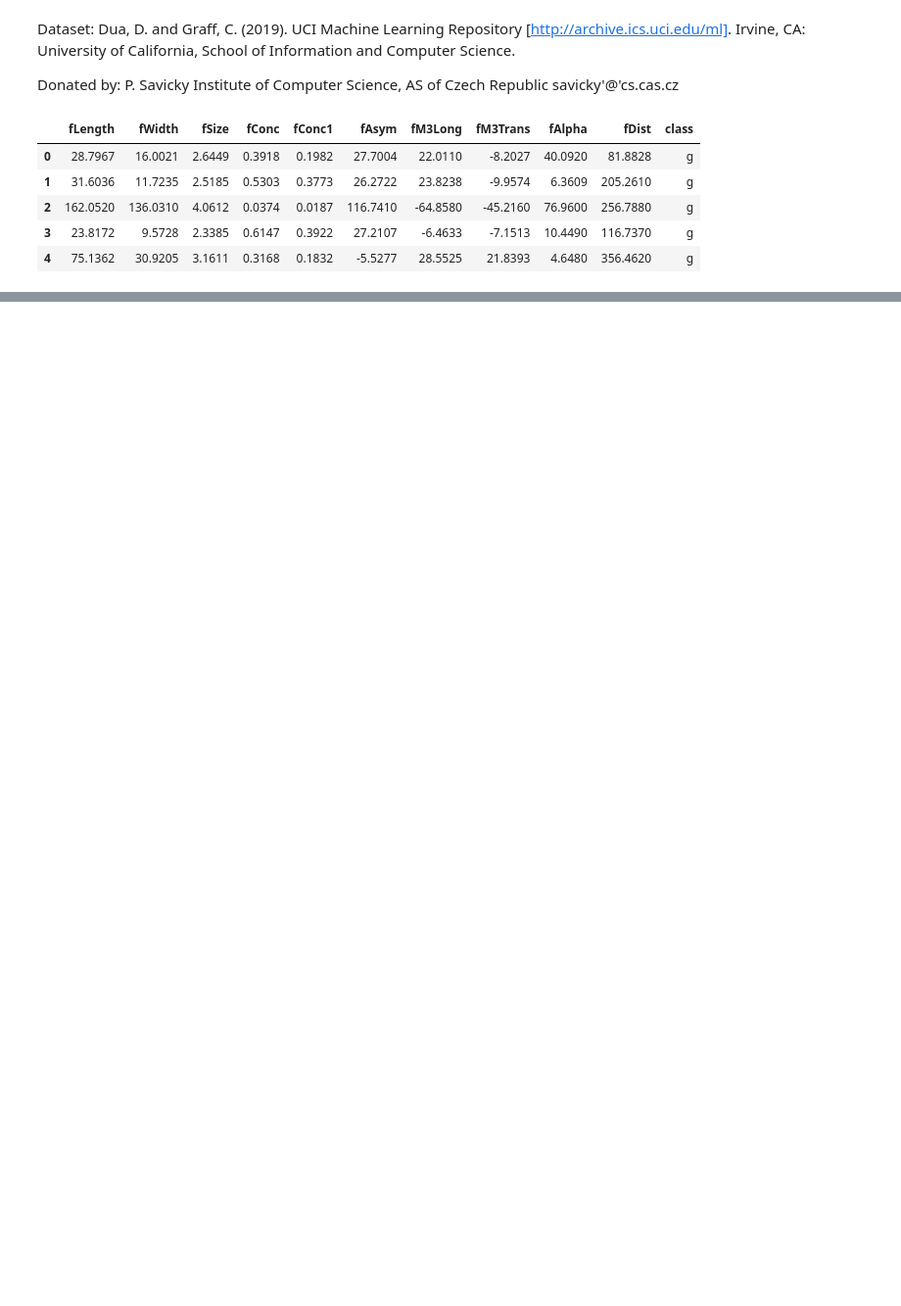
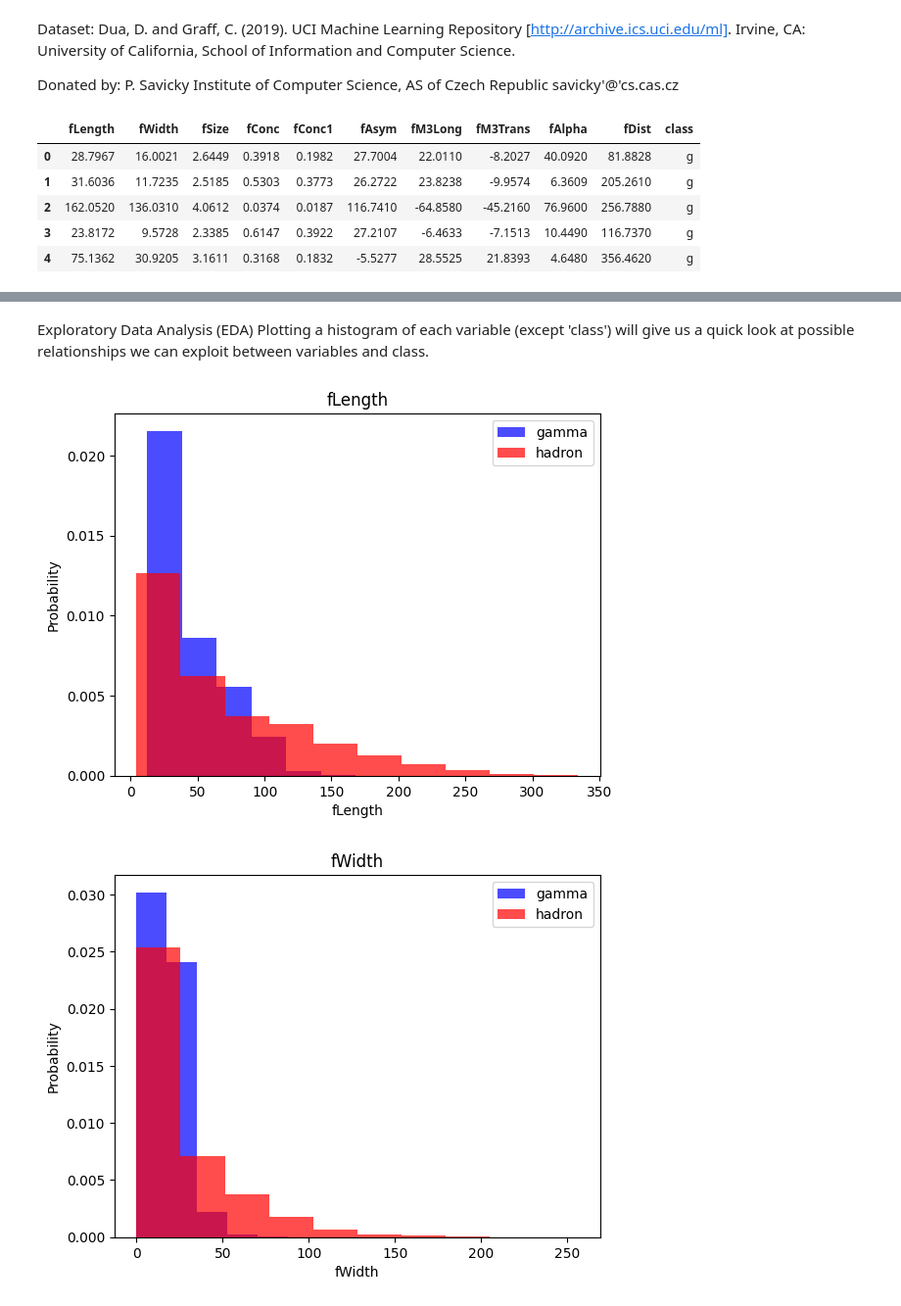
Before and after one commit to jrpembe/JPEM, a Jupyter notebook: JPEM_FreeCodeCamp/Python/FCC-MAGIC-example.ipynb, the cells around one changed output, grey strips where cells are left out. Shown at 98% size. Cells and saved outputs as stored; diff of their text form; code cells hidden in the pictures; blank space fills up the shorter version.

Commit message:
JPEM_16March2024

```diff
--- a/JPEM_FreeCodeCamp/Python/FCC-MAGIC-example.ipynb
+++ b/JPEM_FreeCodeCamp/Python/FCC-MAGIC-example.ipynb
@@ -9,7 +25,7 @@ Dua, D. and Graff, C. (2019). UCI Machine Learning Repository [http://archive.ic
 Donated by: P. Savicky Institute of Computer Science, AS of Czech Republic savicky'@'cs.cas.cz
 # %%
 cols = ["fLength", "fWidth", "fSize", "fConc", "fConc1", "fAsym", "fM3Long", "fM3Trans", "fAlpha", "fDist", "class"]
-df = pd.read_csv("C:\JPEM_Git_Main\JPEM\JPEM_FreeCodeCamp\data\magic04.data", names=cols)
+df = pd.read_csv("C:/JPEM_Git_Main/JPEM/JPEM_FreeCodeCamp/data/magic04.data", names=cols)
 df.head()
 # %% [output]
 |  | fLength | fWidth | fSize | fConc | fConc1 | fAsym | fM3Long | fM3Trans | fAlpha | fDist | class |
@@ -29,0 +72,16 @@ array(['g', 'h'], dtype=object)
+# %% [markdown]
+Exploratory Data Analysis (EDA)
+Plotting a histogram of each variable (except 'class') will give us a quick look at possible relationships we can exploit between variables and class.
+# %%
+# plotting histograms of all gamma and hadron variables (value = 1)
+for label in cols[:-1]:
+    plt.hist(df[df["class"]==1][label], color="blue", label="gamma", alpha=0.7, density=True)
+    plt.hist(df[df["class"]==0][label], color="red", label="hadron", alpha=0.7, density=True)
+    plt.title(label)
+    plt.ylabel("Probability")
+    plt.xlabel(label)
+    plt.legend()
+    plt.show()
+# %% [output]
+[figure, added]
+[figure, added]
```
Also changed, not shown: parts of 35 cells of this notebook, 6 other files.
